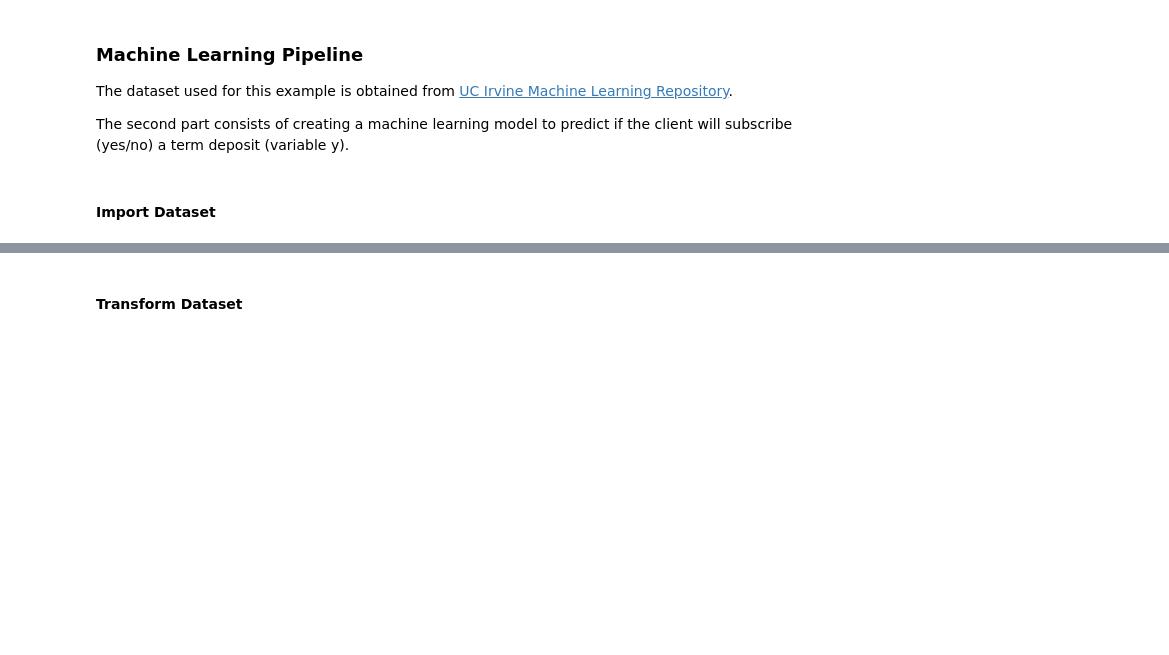
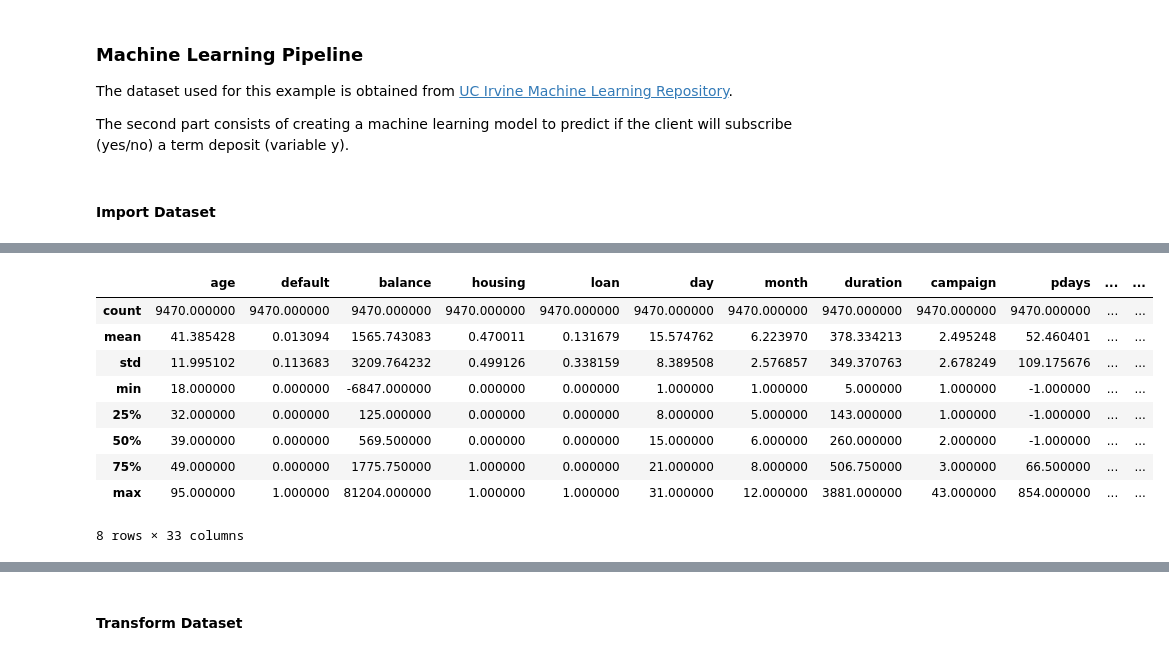
Before and after one commit to rarcaleanu-at-eada/mlops-and-system-design, a Jupyter notebook: session_2/[class notes] ml-pipeline.ipynb, the cells around one changed output, grey strips where cells are left out. Cells and saved outputs as stored; diff of their text form; code cells hidden in the pictures; blank space fills up the shorter version.

```diff
--- a/session_2/[class notes] ml-pipeline.ipynb
+++ b/session_2/[class notes] ml-pipeline.ipynb
@@ -21,0 +30,13 @@ df = pd.read_csv("datasets/bank-full_train_test.csv")
+# %%
+df.describe()
+# %% [output]
+|  | age | default | balance | housing | loan | day | month | duration | campaign | pdays | ... | ... |
+| count | 9470.000000 | 9470.000000 | 9470.000000 | 9470.000000 | 9470.000000 | 9470.000000 | 9470.000000 | 9470.000000 | 9470.000000 | 9470.000000 | ... | ... |
+| mean | 41.385428 | 0.013094 | 1565.743083 | 0.470011 | 0.131679 | 15.574762 | 6.223970 | 378.334213 | 2.495248 | 52.460401 | ... | ... |
+| std | 11.995102 | 0.113683 | 3209.764232 | 0.499126 | 0.338159 | 8.389508 | 2.576857 | 349.370763 | 2.678249 | 109.175676 | ... | ... |
+| min | 18.000000 | 0.000000 | -6847.000000 | 0.000000 | 0.000000 | 1.000000 | 1.000000 | 5.000000 | 1.000000 | -1.000000 | ... | ... |
+| 25% | 32.000000 | 0.000000 | 125.000000 | 0.000000 | 0.000000 | 8.000000 | 5.000000 | 143.000000 | 1.000000 | -1.000000 | ... | ... |
+| 50% | 39.000000 | 0.000000 | 569.500000 | 0.000000 | 0.000000 | 15.000000 | 6.000000 | 260.000000 | 2.000000 | -1.000000 | ... | ... |
+| 75% | 49.000000 | 0.000000 | 1775.750000 | 1.000000 | 0.000000 | 21.000000 | 8.000000 | 506.750000 | 3.000000 | 66.500000 | ... | ... |
+| max | 95.000000 | 1.000000 | 81204.000000 | 1.000000 | 1.000000 | 31.000000 | 12.000000 | 3881.000000 | 43.000000 | 854.000000 | ... | ... |
+8 rows × 33 columns
```
Also changed, not shown: parts of 11 cells of this notebook, 8 other files.
